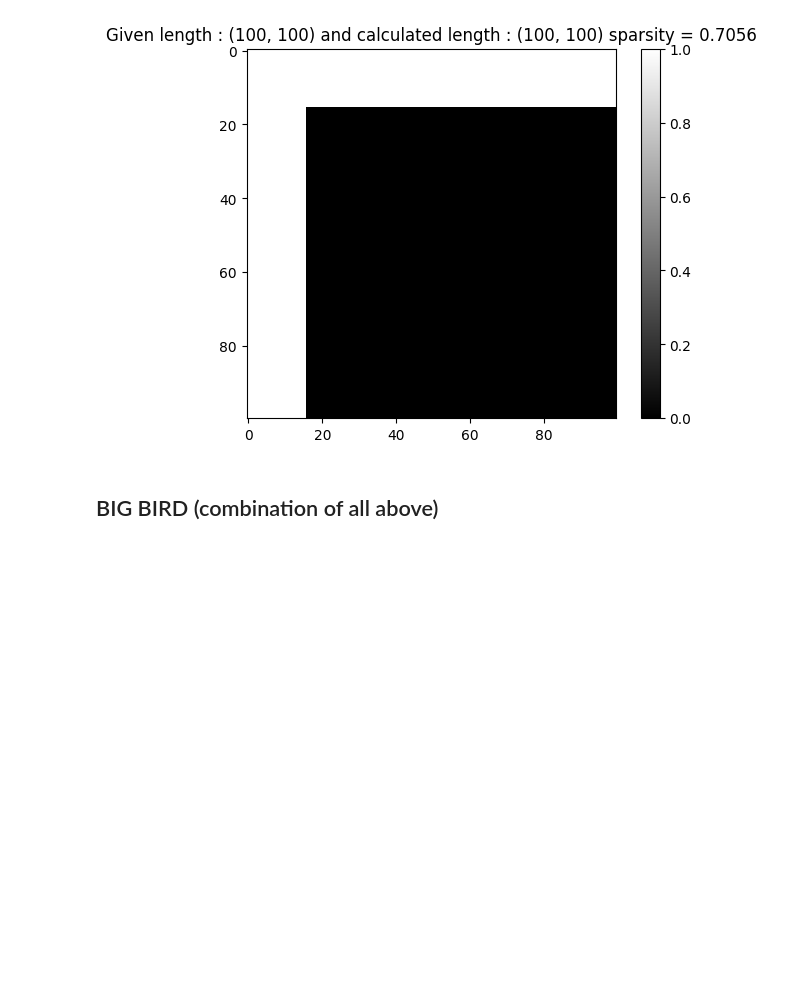
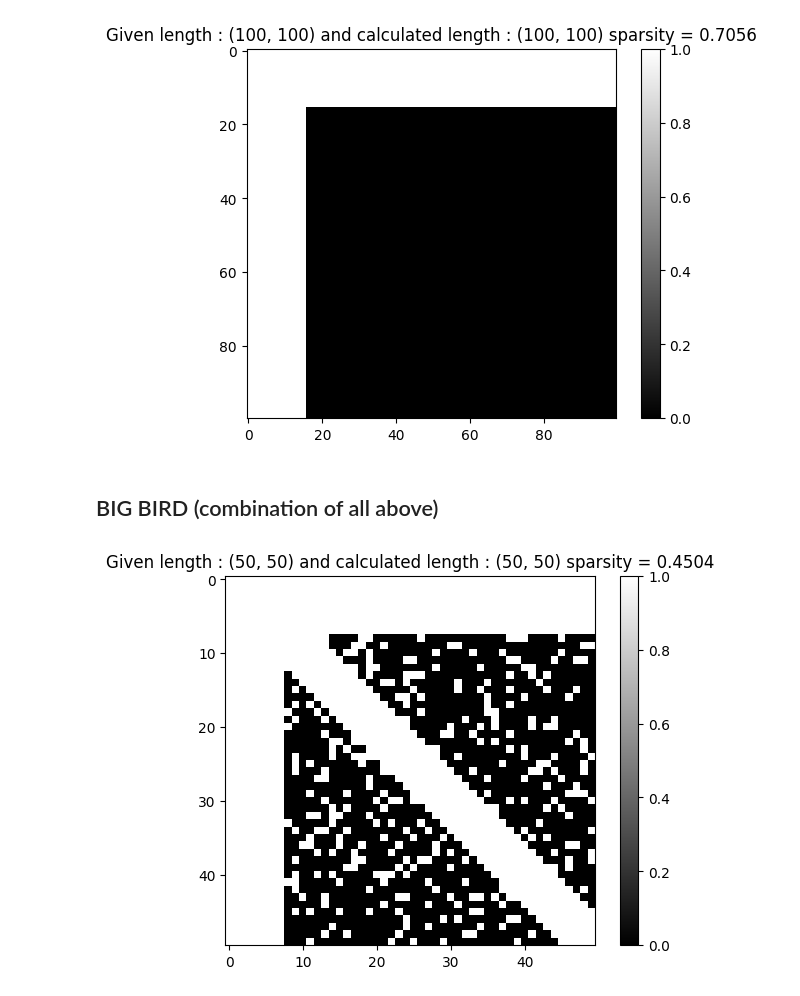
Before and after one commit to shanedonnelly/artificial_big_bird_matrix_generator, a Jupyter notebook: big_bird.ipynb, the cells around one changed output. Saved outputs shown, nothing was run; the diff lists cells and outputs as text; code cells hidden in the pictures; blank space fills up the shorter version.

```diff
--- a/big_bird.ipynb
+++ b/big_bird.ipynb
@@ -227,12 +230,10 @@ print(global_attention_aera(10,2))
 # %% [output]
 36
 # %%
-def add_global_attention_mask(matrix, length, global_width):
-    res = matrix.copy()
+def get_global_attention_mask( length, global_width):
     mask = np.zeros(shape=(length,length), dtype=bool)
     mask[:global_width,:] = True
     mask[global_width : , : global_width] = True
-    res[~mask] = 0
-    return res
+    return mask
 # %%
 def generate_matrix_with_global_attention_mask(length, global_width):
@@ -326,9 +322,27 @@ test_generate_matrix_with_global_attention_mask_with_sparsity()
 # %% [markdown]
 ## BIG BIRD (combination of all above)
 # %%
-def add_big_bird_mask(matrix, length, nz_per_row, diagonal_width, global_width):
-    res = matrix.copy()
-    matrix = add_random_attention_mask(matrix=matrix, length= length, nz_per_row=nz_per_row)
-    matrix = add_window_attention_mask(matrix=matrix, diagonal_width=diagonal_width)
-    matrix = add_global_attention_mask(matrix=matrix, length=length, global_width= global_width)
-    return res
+def get_big_bird_mask(length, nz_per_row, diagonal_width, global_width):
+    am = get_random_attention_mask( length= length, nz_per_row=nz_per_row)
+    wm = get_window_attention_mask( length= length, diagonal_width=diagonal_width)
+    gm = get_global_attention_mask( length=length, global_width= global_width)
+    total_mask = am | wm | gm
+    return total_mask
+# %%
+def generate_big_bird(length, nz_per_row, diagonal_width, global_width ):
+    matrix = np.zeros((length, length))
+    mask = get_big_bird_mask( length=length, nz_per_row= nz_per_row, diagonal_width=diagonal_width, global_width= global_width)
+    matrix[mask] = 1
+    return matrix
+# %%
+def test_generate_big_bird():
+    length = 50
+    nz_per_row = 10
+    diagonal_width = 8
+    global_width = 8
+    matrix = generate_big_bird(length=length,nz_per_row=nz_per_row, diagonal_width=diagonal_width, global_width=global_width)
+    show_matrix_infos(matrix=matrix, length= length)
+
+test_generate_big_bird()
+# %% [output]
+[figure, added]
```
Also changed, not shown: parts of 31 cells of this notebook, 8 other files.
